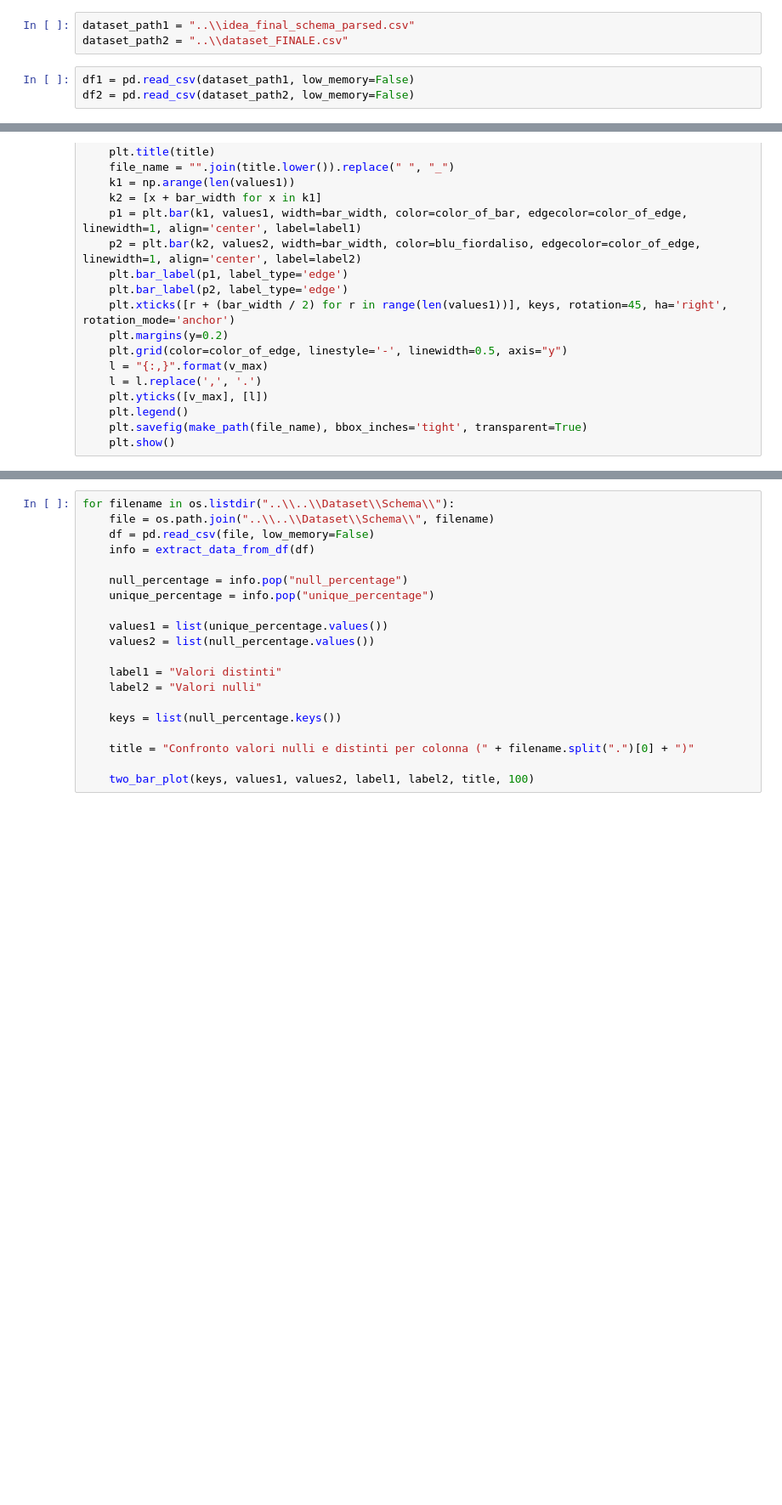
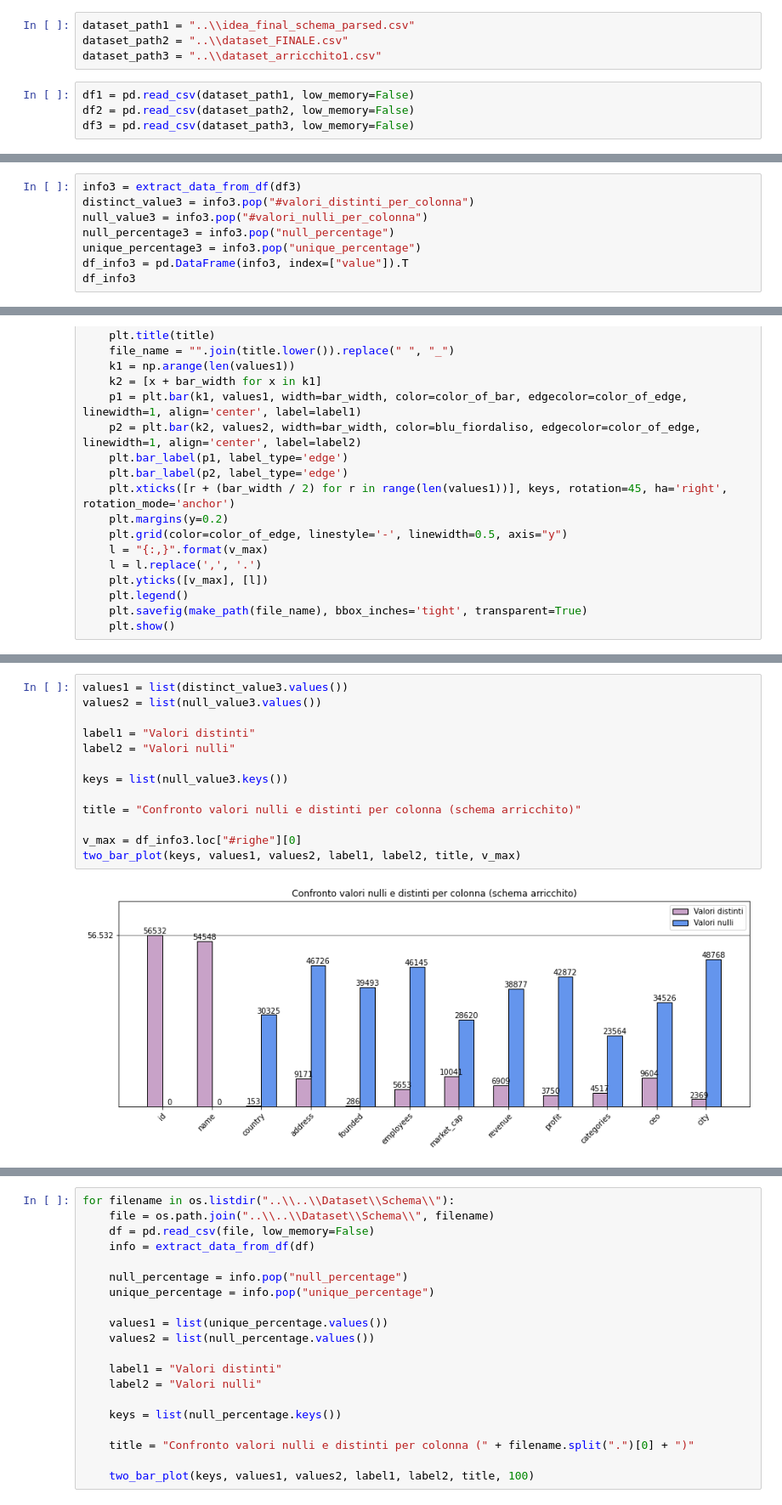
Before and after one commit to Data-Integration-Lilla-team/hw-8-Data_integration, a Jupyter notebook: Project/Record linkage/Profiling/ProfilingMergedDataset.ipynb, the cells around one changed output, grey strips where cells are left out. Shown: that part at 85% size. Saved outputs shown, nothing was run; the diff lists cells and outputs as text; blank space fills up the shorter version.

```diff
--- a/Project/Record linkage/Profiling/ProfilingMergedDataset.ipynb
+++ b/Project/Record linkage/Profiling/ProfilingMergedDataset.ipynb
@@ -99,9 +101,11 @@ def extract_data_from_df(df):
 # %%
 dataset_path1 = "..\\idea_final_schema_parsed.csv"
 dataset_path2 = "..\\dataset_FINALE.csv"
+dataset_path3 = "..\\dataset_arricchito1.csv"
 # %%
 df1 = pd.read_csv(dataset_path1, low_memory=False)
 df2 = pd.read_csv(dataset_path2, low_memory=False)
+df3 = pd.read_csv(dataset_path3, low_memory=False)
 # %%
 info1 = extract_data_from_df(df1)
 distinct_value1 = info1.pop("#valori_distinti_per_colonna")
@@ -152,3 +156,11 @@ df_info2
 | #colonne_int | 1 |
 | #colonne_float | 2 |
 | #colonne_str | 5 |
+# %%
+info3 = extract_data_from_df(df3)
+distinct_value3 = info3.pop("#valori_distinti_per_colonna")
+null_value3 = info3.pop("#valori_nulli_per_colonna")
+null_percentage3 = info3.pop("null_percentage")
+unique_percentage3 = info3.pop("unique_percentage")
+df_info3 = pd.DataFrame(info3, index=["value"]).T
+df_info3
@@ -210,0 +242,15 @@ two_bar_plot(keys, values1, values2, label1, label2, title, 100)
+# %%
+values1 = list(distinct_value3.values())
+values2 = list(null_value3.values())
+
+label1 = "Valori distinti"
+label2 = "Valori nulli"
+
+keys = list(null_value3.keys())
+
+title = "Confronto valori nulli e distinti per colonna (schema arricchito)"
+
+v_max = df_info3.loc["#righe"][0]
+two_bar_plot(keys, values1, values2, label1, label2, title, v_max)
+# %% [output]
+[figure, added]
```
Also changed, not shown: parts of 6 cells of this notebook, 53 other files.
